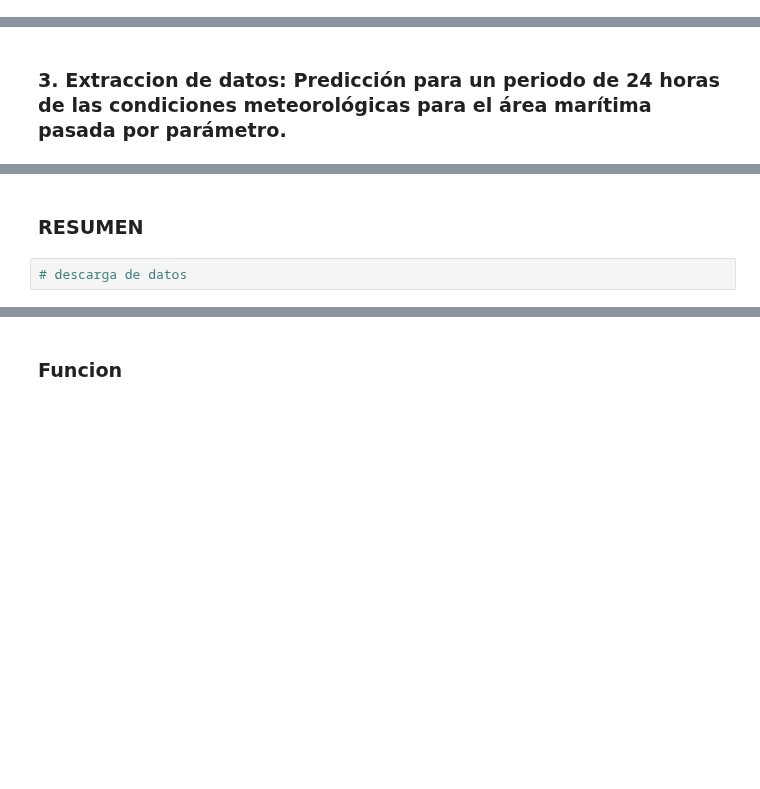
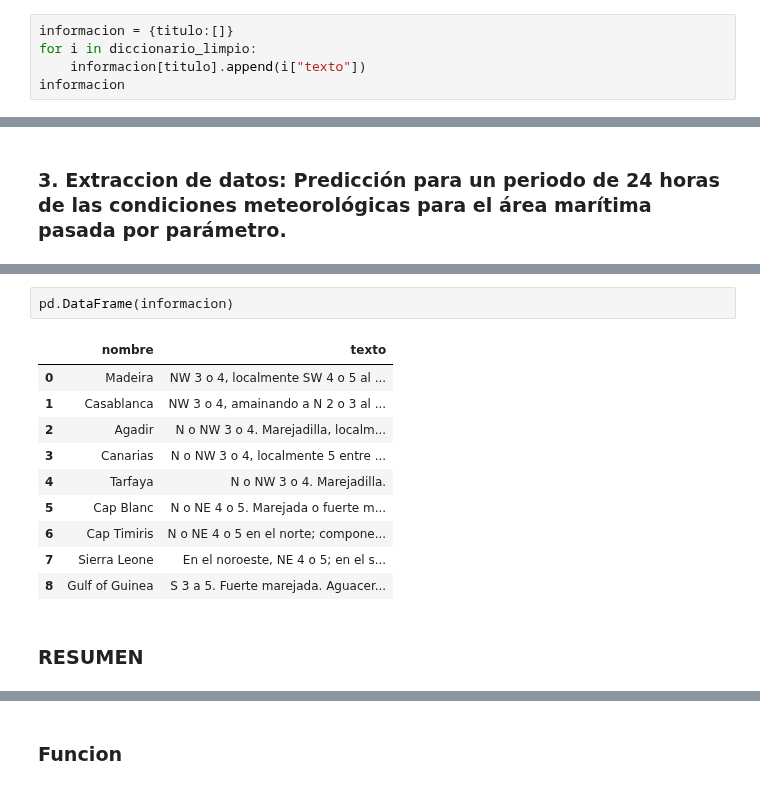
Before and after one commit to Ironhack-Data-Madrid-PartTime-May22/apuntes_clases, a Jupyter notebook: semana-08/8.3-APIsII.ipynb, the cells around one changed output, grey strips where cells are left out. Saved outputs shown, nothing was run; the diff lists cells and outputs as text; blank space fills up the shorter version.

```diff
--- a/semana-08/8.3-APIsII.ipynb
+++ b/semana-08/8.3-APIsII.ipynb
@@ -87,0 +167,5 @@ def get_api(url):
+# %%
+informacion = {titulo:[]}
+for i in diccionario_limpio:
+    informacion[titulo].append(i["texto"])
+informacion
@@ -105,4 +371,15 @@ def get_api(url):
+# %%
+pd.DataFrame(informacion)
+# %% [output]
+|  | nombre | texto |
+| 0 | Madeira | NW 3 o 4, localmente SW 4 o 5 al ... |
+| 1 | Casablanca | NW 3 o 4, amainando a N 2 o 3 al ... |
+| 2 | Agadir | N o NW 3 o 4. Marejadilla, localm... |
+| 3 | Canarias | N o NW 3 o 4, localmente 5 entre ... |
+| 4 | Tarfaya | N o NW 3 o 4. Marejadilla. |
+| 5 | Cap Blanc | N o NE 4 o 5. Marejada o fuerte m... |
+| 6 | Cap Timiris | N o NE 4 o 5 en el norte; compone... |
+| 7 | Sierra Leone | En el noroeste, NE 4 o 5; en el s... |
+| 8 | Gulf of Guinea | S 3 a 5. Fuerte marejada. Aguacer... |
 # %% [markdown]
 ### RESUMEN
-# %%
-# descarga de datos
```
Also changed, not shown: parts of 31 cells of this notebook, 2 other files.
